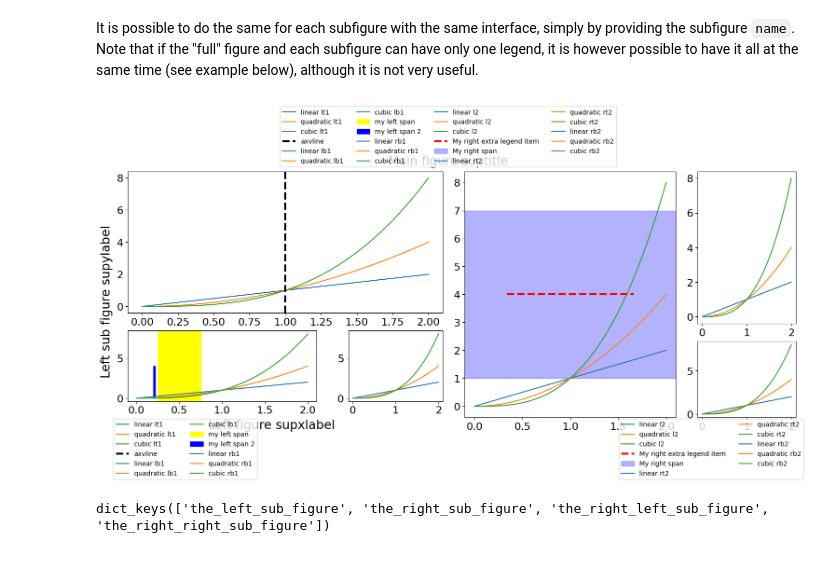
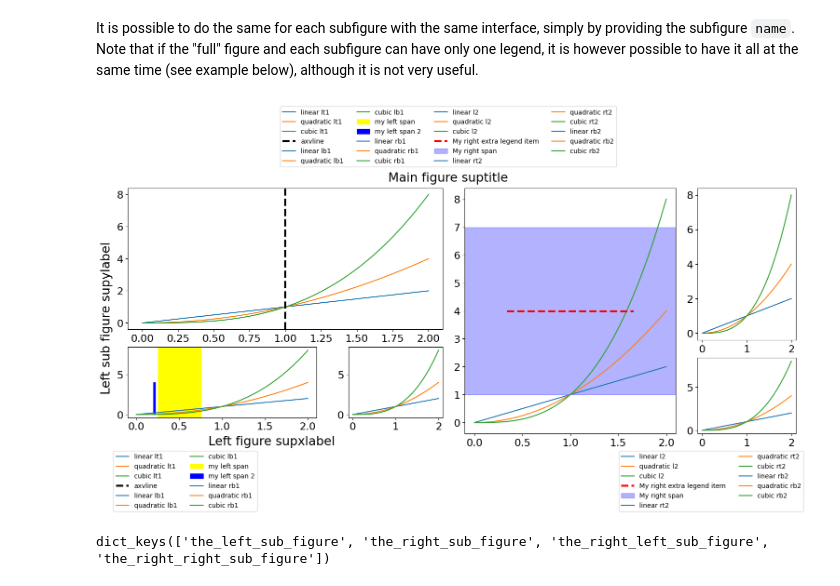
Before and after one commit to antoinecollet5/nested_grid_plotter, a Jupyter notebook: tutorials/basics.ipynb, the cells around one changed output. Cells and saved outputs as stored; diff of their text form; code cells hidden in the pictures.

```diff
--- a/tutorials/basics.ipynb
+++ b/tutorials/basics.ipynb
@@ -531,37 +539,37 @@ handle_fillbetweenx = plotter.ax_dict["lb1"].fill_betweenx(
 handle = plotter.ax_dict["l2"].axhline(
     y=4.0, xmin=0.2, xmax=0.8, color="r", linewidth=3, linestyle="--"
 )
 plotter.add_extra_legend_item("l2", handle, "My right extra legend item")
 
 handle = plotter.ax_dict["l2"].axhspan(ymin=1.0, ymax=7.0, color="blue", alpha=0.3)
 plotter.add_extra_legend_item("l2", handle, "My right span")
 
 # Add the legend to subfigures (we place it to the bottom)
 plotter.add_fig_legend(
     name="the_left_sub_figure",
     fontsize=10,
     ncol=2,
     bbox_x_shift=-0.25,
-    bbox_y_shift=-0.06,
+    bbox_y_shift=-0.12,
 )
 plotter.add_fig_legend(
     name="the_right_sub_figure",
     fontsize=10,
     ncol=2,
     bbox_x_shift=+0.25,
-    bbox_y_shift=-0.06,
+    bbox_y_shift=-0.12,
 )
 
 # Add a title
 plotter.fig.suptitle("Main figure suptitle")
 plotter.sf_dict["the_left_sub_figure"].supxlabel("Left figure supxlabel")
 plotter.sf_dict["the_left_sub_figure"].supylabel("Left sub figure supylabel")
 
 # Add the "full" fig legend just for the example (we place it to the top)
-_ = plotter.add_fig_legend(fontsize=10, loc="top", ncol=4, bbox_y_shift=+0.06)
+_ = plotter.add_fig_legend(fontsize=10, loc="top", ncol=4, bbox_y_shift=+0.12)
 plotter.fig
 # %% [output]
-[figure, old version]
+[figure, new version]
 # %%
 plotter.sf_dict.keys()
 # %% [output]
```
Also changed, not shown: parts of 13 cells of this notebook, 2 other files.
